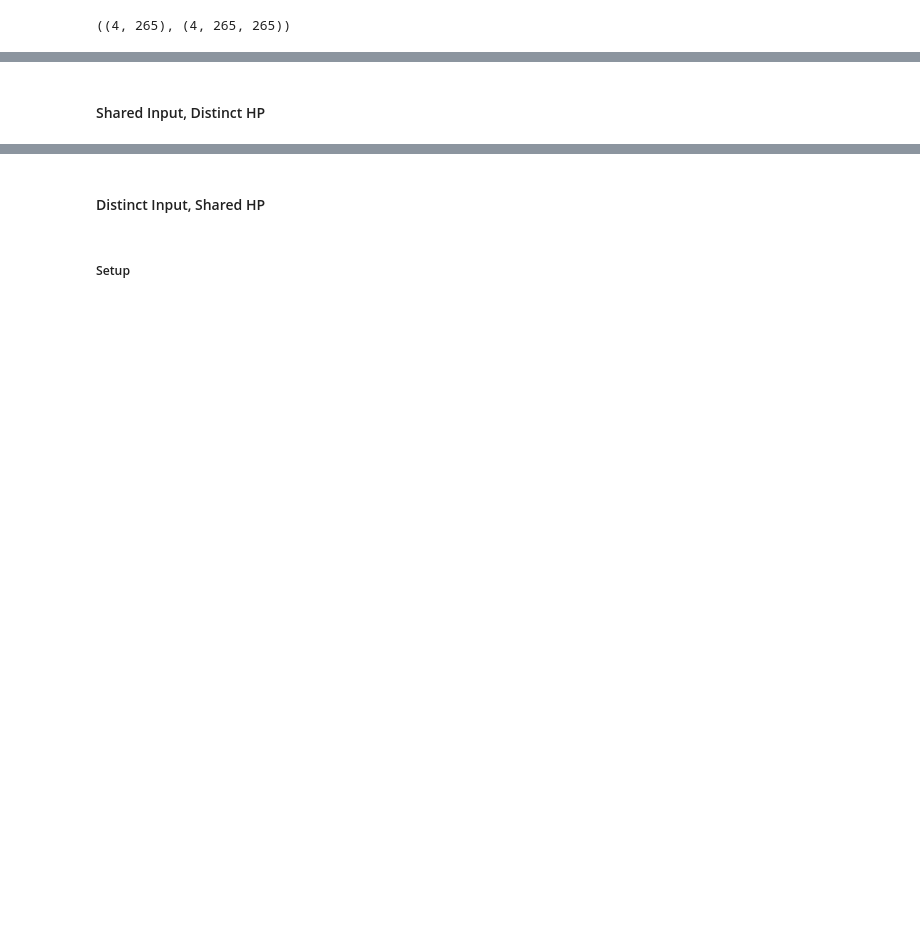
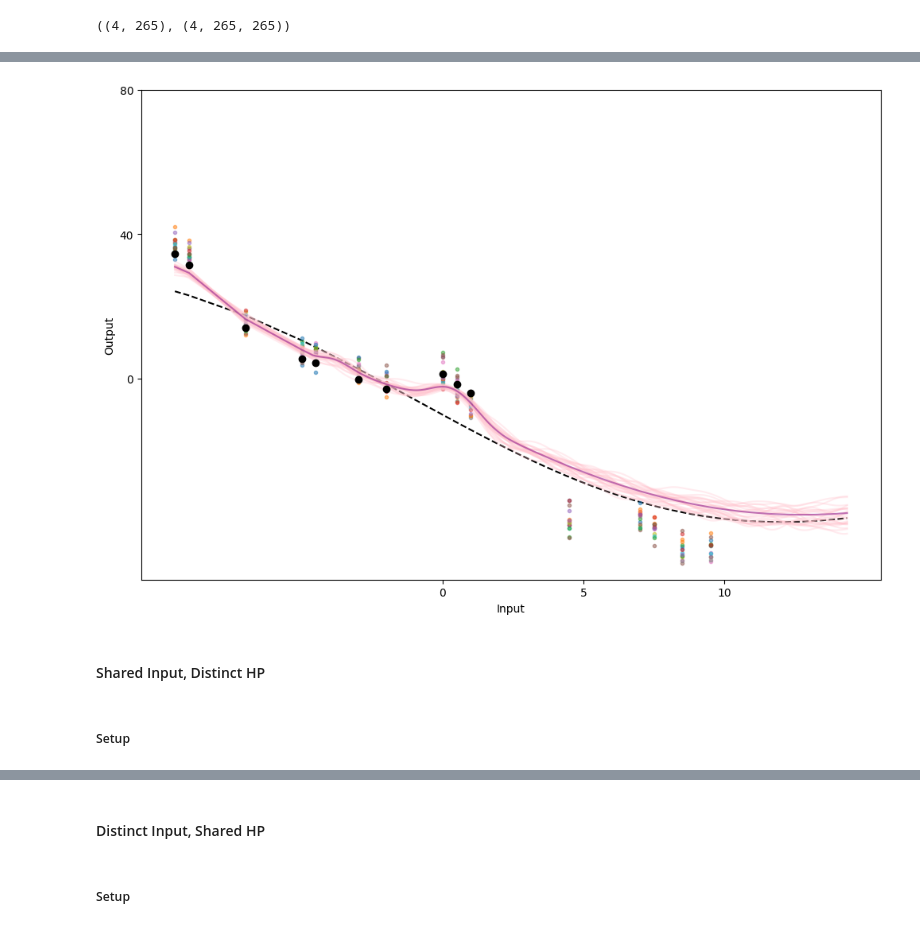
Before and after one commit to SimLej18/MagmaClustPy, a Jupyter notebook: benchmarks/prediction.ipynb, the cells around one changed output, grey strips where cells are left out. Saved outputs shown, nothing was run; the diff lists cells and outputs as text; code cells hidden in the pictures; blank space fills up the shorter version.

```diff
--- a/benchmarks/prediction.ipynb
+++ b/benchmarks/prediction.ipynb
@@ -144,16 +184,17 @@ def predict_single_cluster(post_mean_grid, post_cov_grid, padded_outputs_pred, m
 # %%
-def predict(self, grid: np.ndarray, skip_retrain: bool=False) -> np.ndarray:
+def predict(self, skip_retrain: bool=False) -> Tuple[Array]:
 	if not self.shared_hp and not skip_retrain:
 		self.optimise_pred_kernels()
 
-	# Merge grid and all_inputs and compute new mappings
-	full_grid = lexicographic_sort(jnp.unique(jnp.concatenate([self.all_inputs_train, self.all_inputs_pred, grid]), axis=0))
+	# Merge grid and all_inputs
+	full_grid = lexicographic_sort(jnp.unique(jnp.concatenate([self.all_inputs_train, self.all_inputs_pred, self.grid_pred]), axis=0))
 	# Compute new mappings
 	mappings_train_on_grid = vmap(compute_mapping, in_axes=(None, 0))(full_grid, self.padded_inputs_train)
 	mappings_pred_on_grid = vmap(compute_mapping, in_axes=(None, 0))(full_grid, self.padded_inputs_pred)
+	mappings_grid_on_full_grid = vmap(compute_mapping, in_axes=(None, 0))(full_grid, self.grid_pred)
 
 	# Compute the hyper-posterior on the grid
-	post_mean_grid, post_cov_grid = hyperpost(inputs=self.padded_inputs_train,
+	post_mean_full_grid, post_cov_full_grid = hyperpost(inputs=self.padded_inputs_train,
 	                                          outputs=self.padded_outputs_train,
 	                                          mappings=mappings_train_on_grid,
 	                                          all_inputs=full_grid,
@@ -163,8 +204,23 @@ def predict(self, grid: np.ndarray, skip_retrain: bool=False) -> np.ndarray:
 	                                          shared_input=False,  # As we use a grid
 	                                          shared_hp=self.shared_hp)
 
+	self.post_mean_grid = post_mean_full_grid[mappings_grid_on_full_grid]
+	self.post_cov_grid = post_cov_full_grid[jnp.ix_(mappings_grid_on_full_grid, mappings_grid_on_full_grid)]
+
+	post_mean_pred = post_mean_full_grid[mappings_pred_on_grid[1]]
+	post_cov_pred = post_cov_full_grid[jnp.ix_(mappings_pred_on_grid[1], mappings_pred_on_grid[1])]
+
+	post_cov_crossed = post_cov_full_grid[jnp.ix_(mappings_pred_on_grid[1], mappings_grid_on_full_grid)]
+
 	# Compute predictions
-	return predict_single_cluster(post_mean_grid, post_cov_grid, self.padded_outputs_pred, mappings_pred_on_grid, full_grid, self.task_kernel_pred)
+	return predict_single_cluster(
+		self.padded_inputs_pred,
+		self.padded_outputs_pred,
+		self.grid_pred,
+		post_mean_pred, post_cov_pred,
+		self.post_mean_grid, self.post_cov_grid,
+		post_cov_crossed,
+		self.task_kernel_pred)
 # %%
 predict_new = predict
 # %% [markdown]
@@ -268,8 +379,8 @@ plot_prediction(full_grid, post_mean_grid, padded_inputs_train, padded_outputs_t
 db = pd.read_csv(f"../datasets/K=1/{test_db_size}_shared_input_shared_hp.csv")
 db_train, db_pred, db_test = split_db(db, train_ratio=train_pred_ratio, pred_ratio=pred_test_ratio)
 # %%
-mean_kernel = SEMagmaKernel(length_scale=.3, variance=1.)
-task_kernel_train = SEMagmaKernel(length_scale=.6, variance=1.) + DiagKernel(ExpKernel(2.5))
+mean_kernel = 10. * SEKernel(length_scale=.5)
+task_kernel_train = 1. * SEKernel(length_scale=.6) + WhiteNoiseKernel(1.)
 task_kernel_pred = deepcopy(task_kernel_train)
 
 prior_mean = ZeroMean()
@@ -304,6 +415,6 @@ model.fit()
 # %%
-grid = model.generate_grid(grid_size)
-grid.shape
+model.grid_pred = model.generate_grid(grid_size)
+model.grid_pred.shape
 # %% [output]
 (250, 1)
 # %% [markdown]
@@ -316,5 +427,5 @@ pred_mean_old.shape, pred_cov_old.shape
 # %%
-pred_mean_new, pred_cov_new = predict_new(model, grid)
+pred_mean_new, pred_cov_new = predict_new(model)
 pred_mean_new.shape, pred_cov_new.shape
 # %% [output]
 ((4, 265), (4, 265, 265))
@@ -339,7 +442,11 @@ predict_new(model, grid)[0].block_until_ready()
 # %%
-# plot_prediction(grid, post_mean_grid, padded_inputs_train, padded_outputs_train, padded_inputs_pred[pred_id], padded_outputs_pred[pred_id], pred_mean_new[pred_id], pred_cov_new[pred_id])
+plot_prediction(model.grid_pred, model.post_mean_grid, model.padded_inputs_train, model.padded_outputs_train, model.padded_inputs_pred[pred_id], model.padded_outputs_pred[pred_id], pred_mean_new[pred_id], pred_cov_new[pred_id])
+# %% [output]
+[figure, added]
 # %% [markdown]
 #### Shared Input, Distinct HP
+# %% [markdown]
+##### Setup
 # %%
 db = pd.read_csv(f"../datasets/K=1/{test_db_size}_shared_input_distinct_hp.csv")
 db_train, db_pred, db_test = split_db(db, train_ratio=train_pred_ratio, pred_ratio=pred_test_ratio)
```
Also changed, not shown: parts of 83 cells of this notebook, 10 other files.
